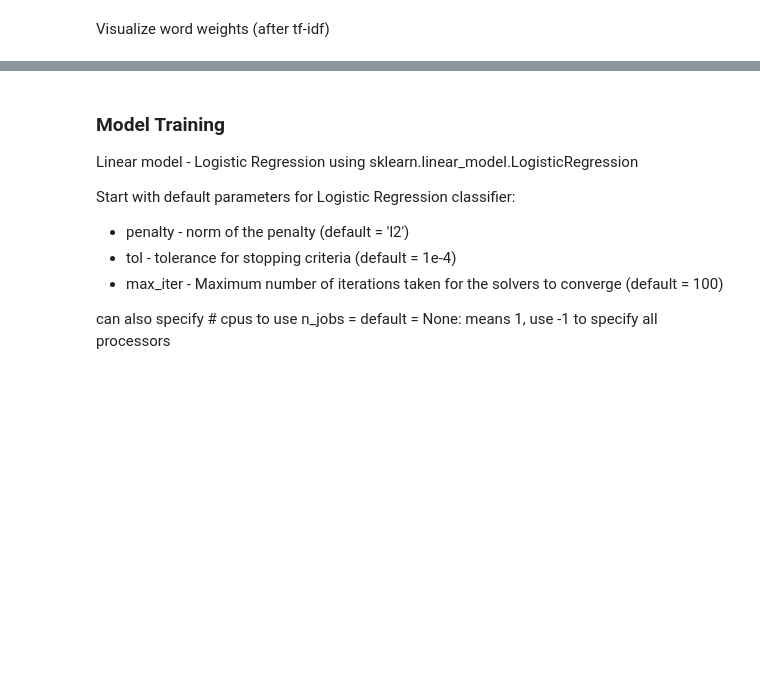
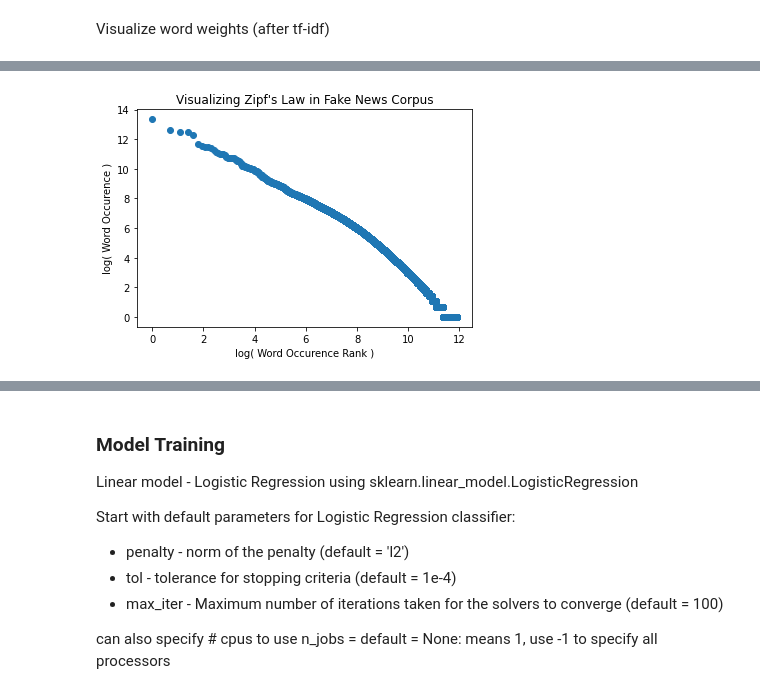
Before and after one commit to BennoKrojer/ML2, a Jupyter notebook: Part2.ipynb, the cells around one changed output, grey strips where cells are left out. Saved outputs shown, nothing was run; the diff lists cells and outputs as text; code cells hidden in the pictures; blank space fills up the shorter version.

```diff
--- a/Part2.ipynb
+++ b/Part2.ipynb
@@ -176,0 +240,39 @@ X_train_tfidf
+# %%
+# Start with dictionary: {(word: freq), ...}
+# Should work with frequency or count
+def plot_zipf(word_dict, xlabel=None, ylabel=None, save=None):
+  # Sort dictionary
+  counter = Counter(word_dict)
+  word_dict = counter.most_common()
+  logIndexs = list()
+  logCounts = list()
+  i = 1 # log(0) is undefined, so start rank at 1
+  for word in word_dict:
+    logIndexs.append(log(i))
+    word_freq = word[1]
+    logCounts.append(log(word_freq))
+    i += 1
+  # plot using matplotlib scatter
+  fig, ax = plt.subplots() # figsize=(10, 6)
+  ax.scatter(logIndexs, logCounts)
+  if xlabel == None:
+    xlabel = "log( Word Frequency Rank )"
+  ax.set_xlabel(xlabel)
+  if ylabel == None:
+    ylabel = "log( Word Frequency )"
+  ax.set_ylabel(ylabel)
+  ax.set_title("Visualizing Zipf's Law in Fake News Corpus")
+  if save is not None:
+    fig.savefig(save)
+# %%
+cv = CountVectorizer()
+X_counts_test = cv.fit_transform(X_train)
+# %%
+occurence_list = np.asarray(X_counts_test.sum(axis=0))[0]
+#print(list(occurence_list[0]))
+word_list = cv.get_feature_names()
+test_dict = dict(zip(word_list, occurence_list))
+
+plot_zipf(test_dict, ylabel="log( Word Occurence )", xlabel="log( Word Occurence Rank )", save="zipf_occur.png")
+# %% [output]
+[figure, added]
```
Also changed, not shown: parts of 47 cells of this notebook.
